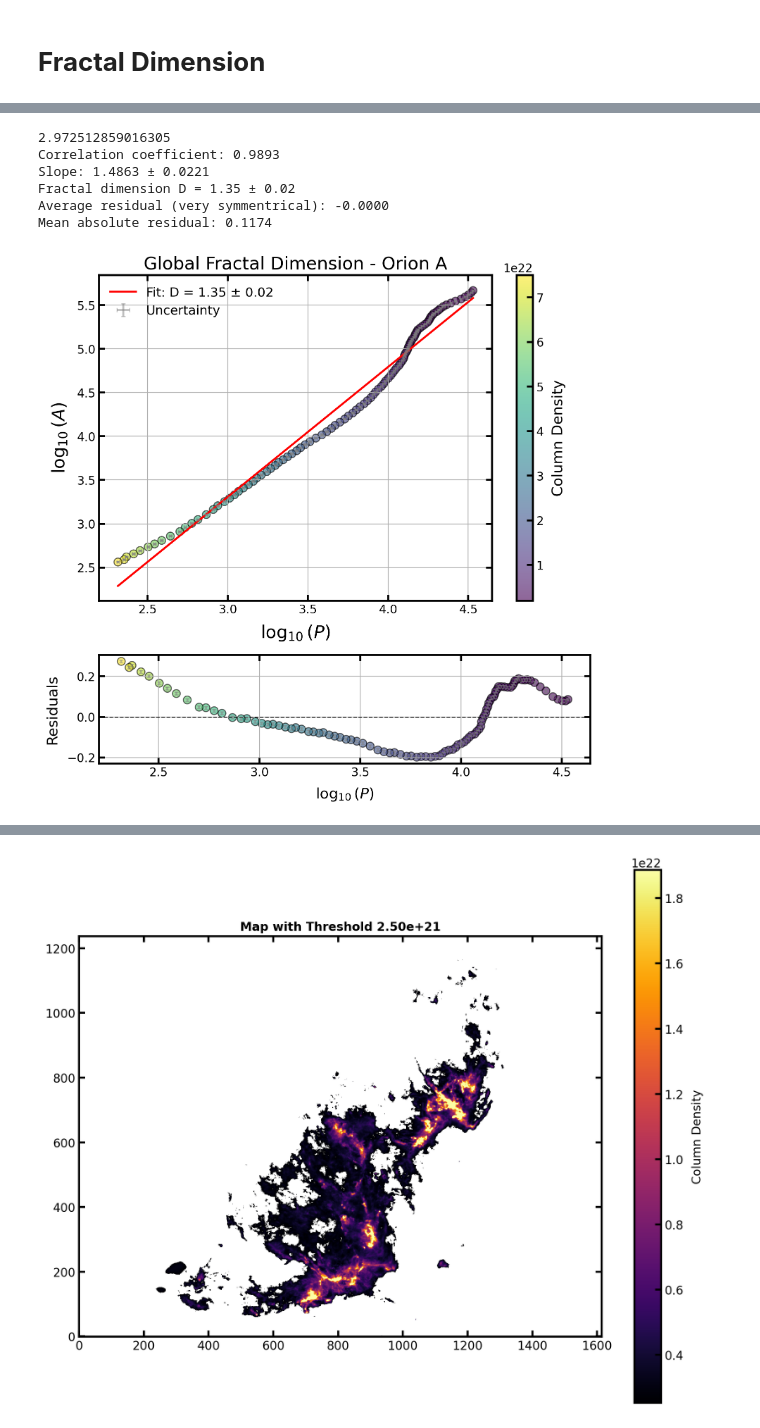
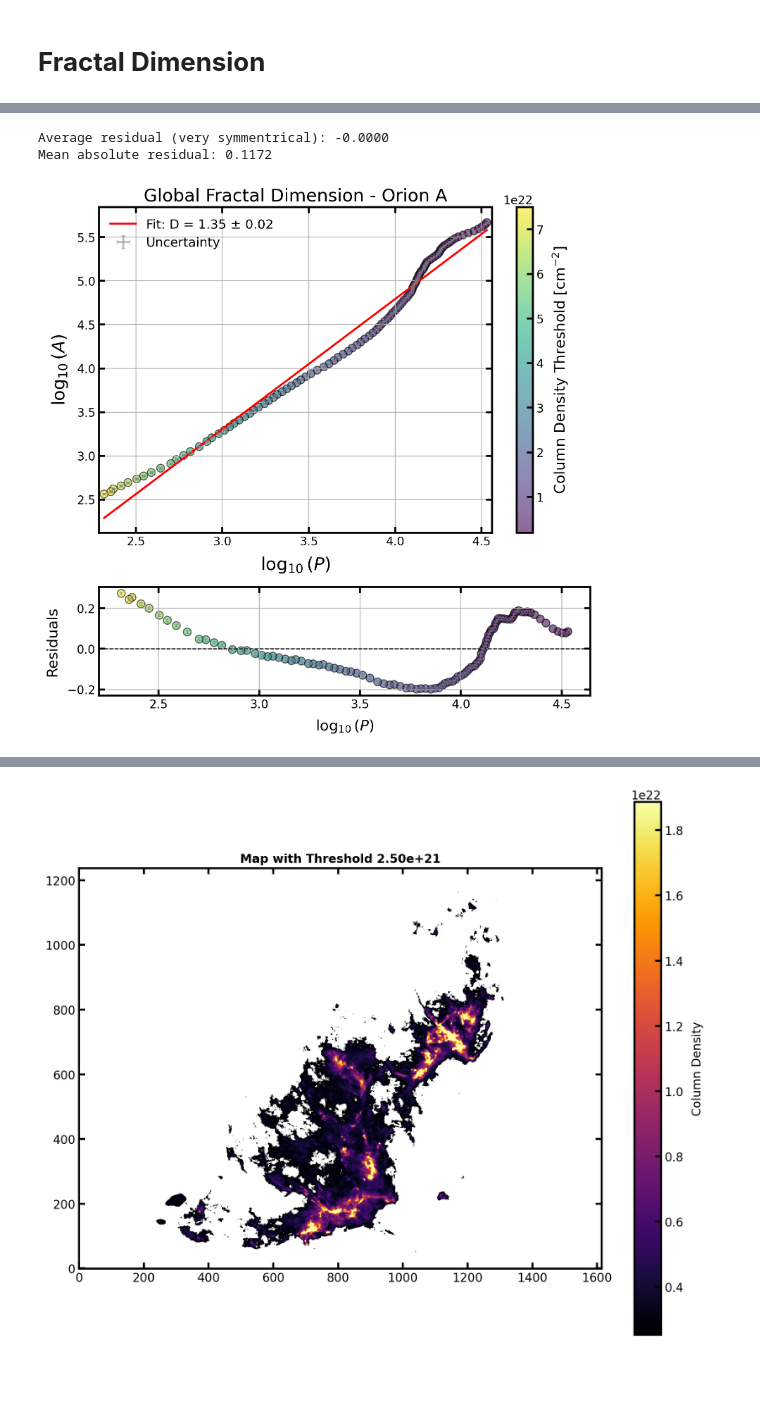
Before and after one commit to SimoneSped/fractal_OMC, a Jupyter notebook: Global_Properties.ipynb, the cells around one changed output, grey strips where cells are left out. Cells and saved outputs as stored; diff of their text form; code cells hidden in the pictures; blank space fills up the shorter version.

```diff
--- a/Global_Properties.ipynb
+++ b/Global_Properties.ipynb
@@ -26,5 +26,5 @@ from Box_Counting_Fractal_Dimension import box_counting
 from region_tracker import track_largest_regions, save_regions_to_pickle, load_regions_from_pickle, get_region_from_fractal_dimension_mass_and_size
 
 # Derive Density Maps
-N_H2, N_H2_OA, N_H2_OB, wcs = derive_density_maps()
+N_H2, N_H2_OA, N_H2_OB, wcs, wcs_OA, wcs_OB = derive_density_maps()
 # %% [output]
@@ -139,58 +94,4 @@ def standard_minkowski_functionals2(data, threshold_min=1e20, threshold_max=1e22
 # %%
-# global fractal dimension (Orion A)
-
-# Orion A
-region_name = "Orion A"
-
-# range Orion A (whole)
-threshold_min = 1.95e21
-threshold_max = 7.5e22
-
-# threshold_max = 1.0e23
-
-# Minkowski
-results_OA = standard_minkowski_functionals(N_H2_OA, threshold_min = threshold_min, threshold_max = threshold_max)
-
-# Load data
-perimeters = np.array(results_OA["perimeters"])
-areas = np.array(results_OA["areas"])
-thresholds = np.array(results_OA["thresholds"])
-
-# Compute logs
-log_perimeters = np.log10(perimeters)
-log_areas = np.log10(areas)
-
-# --- Define 1.6% relative uncertainty ---
-rel_error = 0.016
-
-# Uncertainties in P and A
-sigma_P_abs = perimeters * rel_error
-sigma_A_abs = areas * rel_error
-
-# Convert to uncertainties in log10(P) and log10(A)
-sigma_logP = sigma_P_abs / (perimeters * np.log(10))
-sigma_logA = sigma_A_abs / (areas * np.log(10))
-
-# Perform weighted linear regression using np.polyfit with weights
-# Weight is 1 / sigma_y
-weights = 1 / sigma_logA
-
-coefficients, cov_matrix = np.polyfit(
-    log_perimeters, log_areas, deg=1, w=weights, cov=True
-)
-slope, intercept = coefficients
-slope_err = np.sqrt(cov_matrix[0,0])
-
-# Fractal dimension
-D = 2 / slope
-D_err = 2 * slope_err / slope**2
-
-# Correlation coefficient
-corr_coef = np.corrcoef(log_perimeters, log_areas)[0,1]
-print(f"Correlation coefficient: {corr_coef:.4f}")
-print(f"Slope: {slope:.4f} ± {slope_err:.4f}")
-print(f"Fractal dimension D = {D:.2f} ± {D_err:.2f}")
-
 import matplotlib.gridspec as gridspec
 
 # --- Plotting ---
@@ -228,40 +129,37 @@ ax_main.errorbar(
 )
 
 ax_main.set_ylabel(r"$\log_{10}(A)$", fontsize=18)
 ax_main.set_xlabel(r"$\log_{10}(P)$", fontsize=18)
 ax_main.legend(fontsize=13)
 ax_main.grid(True)
 ax_main.set_title("Global Fractal Dimension - Orion A", fontsize=18)
+ax_main.set_xlim([log_perimeters[-1]-0.03, log_perimeters[0]+0.03])
 cbar = fig.colorbar(sc, ax=ax_main)
-cbar.set_label("Column Density", fontsize=15)
+cbar.set_label("Column Density Threshold [$\mathrm{cm}^{-2}$]", fontsize=15)
 
 # Bottom: residuals
 ax_res = fig.add_subplot(gs[1])
 ax_res.axhline(0, color="k", lw=1, ls="--")
 ax_res.scatter(
     log_perimeters, residuals,
     c=thresholds, cmap=cmap, norm=norm, alpha=0.6, edgecolor="k"
 )
 ax_res.errorbar(
     log_perimeters, residuals,
     yerr=sigma_logA,
     fmt='none', ecolor='gray', alpha=0.5, capsize=2
 )
 
 ax_res.set_xlabel(r"$\log_{10}(P)$", fontsize=15)
 ax_res.set_ylabel("Residuals", fontsize=15)
 ax_res.grid(True)
 
 # plt.tight_layout()
 plt.show()
 # %% [output]
-2.972512859016305
-Correlation coefficient: 0.9893
-Slope: 1.4863 ± 0.0221
-Fractal dimension D = 1.35 ± 0.02
 Average residual (very symmentrical): -0.0000
-Mean absolute residual: 0.1174
+Mean absolute residual: 0.1172
-[figure, old version]
+[figure, new version]
 # %%
 from scipy.stats import linregress
 
```
Also changed, not shown: parts of 5 cells of this notebook, 1 other file.
